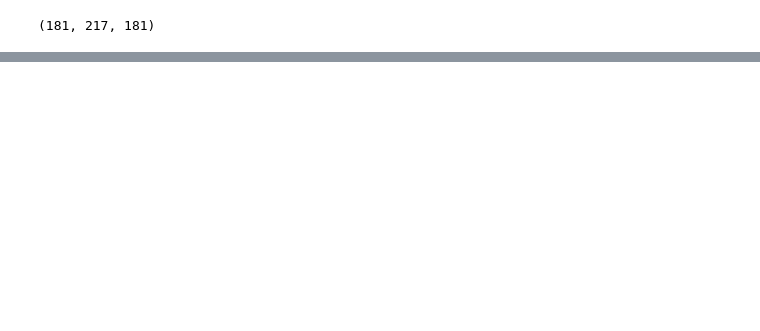
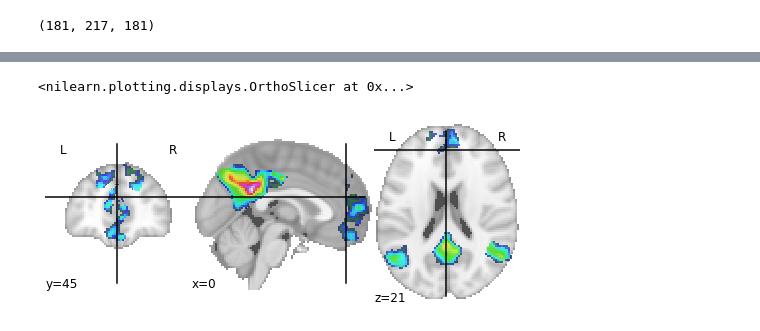
Before and after one commit to NeuroMET/Code_for_Paper_Myo-inositol_Goschel2021, a Jupyter notebook: notebooks/mIns_MRS_to_Voxel.ipynb, the cells around one changed output, grey strips where cells are left out. Cells and saved outputs as stored; diff of their text form; code cells hidden in the pictures; blank space fills up the shorter version.

```diff
--- a/notebooks/mIns_MRS_to_Voxel.ipynb
+++ b/notebooks/mIns_MRS_to_Voxel.ipynb
@@ -132,0 +151,7 @@ nib.save(mask_nii, 'mIns_avg_Mask_HC.nii.gz')
+# %%
+masked_img_nii = nib.Nifti1Image(masked_img, example_img.affine, header=example_img.header)
+# %%
+plotting.plot_roi(masked_img_nii, cut_coords=(0,45,21))
+# %% [output]
+<nilearn.plotting.displays.OrthoSlicer at 0x...>
+[figure, added]
```
Also changed, not shown: parts of 14 cells of this notebook.
